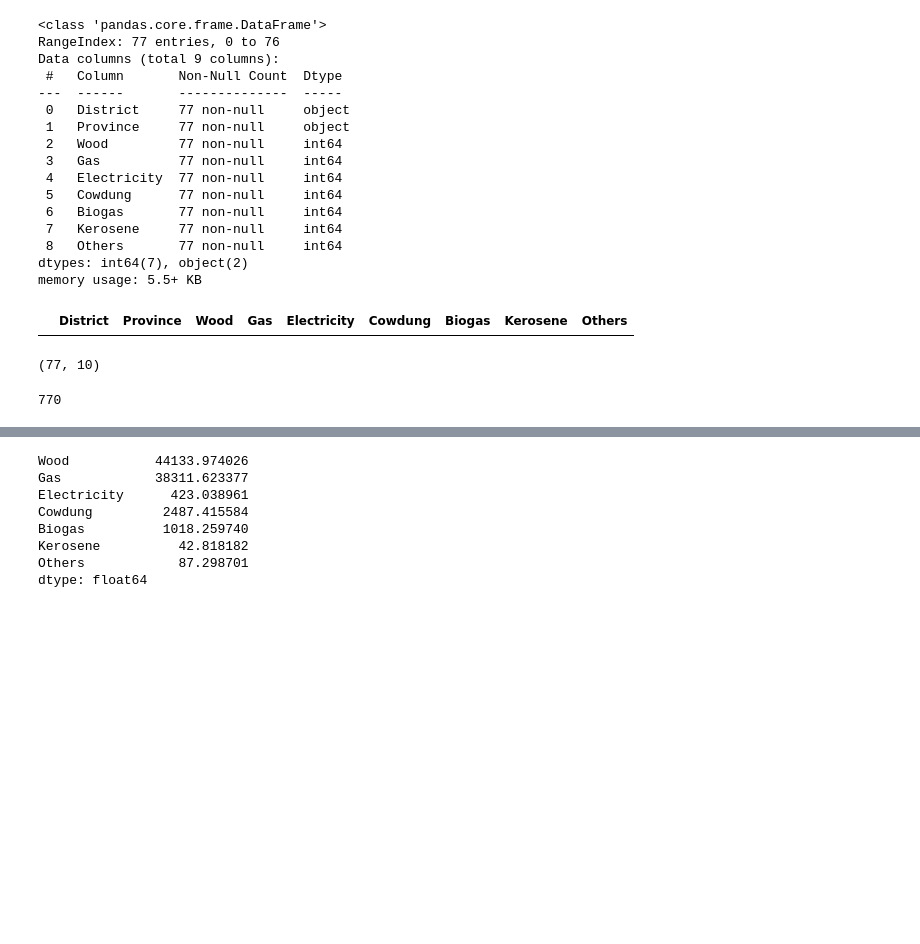
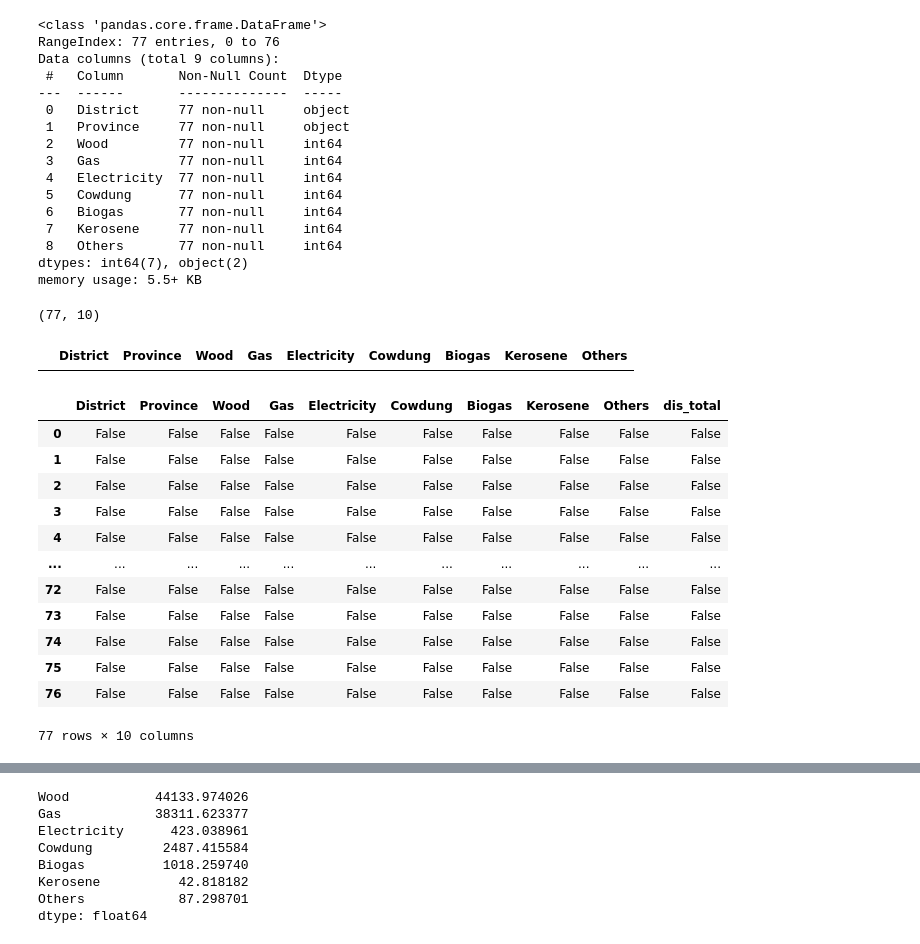
Before and after one commit to whoamisafal/cooking_fules_analysis, a Jupyter notebook: main.ipynb, the cells around one changed output, grey strips where cells are left out. Saved outputs shown, nothing was run; the diff lists cells and outputs as text; code cells hidden in the pictures; blank space fills up the shorter version.

```diff
--- a/main.ipynb
+++ b/main.ipynb
@@ -41,19 +41,31 @@ Data columns (total 9 columns):
  8   Others       77 non-null     int64
 dtypes: int64(7), object(2)
 memory usage: 5.5+ KB
-# %%
-# check for the duplicates
-data[data.duplicated()]
-# %% [output]
-|  | District | Province | Wood | Gas | Electricity | Cowdung | Biogas | Kerosene | Others |
 # %%
 data.shape # total number of rows and columns
 # %% [output]
 (77, 10)
-# %%
-data.size # total number of elements in the dataset
-# %% [output]
-770
+# %%
+# check for the duplicates
+data[data.duplicated()]
+# %% [output]
+|  | District | Province | Wood | Gas | Electricity | Cowdung | Biogas | Kerosene | Others |
+# %%
+data.isnull() # check for the nulls
+# %% [output]
+|  | District | Province | Wood | Gas | Electricity | Cowdung | Biogas | Kerosene | Others | dis_total |
+| 0 | False | False | False | False | False | False | False | False | False | False |
+| 1 | False | False | False | False | False | False | False | False | False | False |
+| 2 | False | False | False | False | False | False | False | False | False | False |
+| 3 | False | False | False | False | False | False | False | False | False | False |
+| 4 | False | False | False | False | False | False | False | False | False | False |
+| ... | ... | ... | ... | ... | ... | ... | ... | ... | ... | ... |
+| 72 | False | False | False | False | False | False | False | False | False | False |
+| 73 | False | False | False | False | False | False | False | False | False | False |
+| 74 | False | False | False | False | False | False | False | False | False | False |
+| 75 | False | False | False | False | False | False | False | False | False | False |
+| 76 | False | False | False | False | False | False | False | False | False | False |
+77 rows × 10 columns
 # %%
 # describe the dataset which gives  count, mean, quartiles, mode, min, max,std
 data.describe()
```
Also changed, not shown: parts of 7 cells of this notebook.
